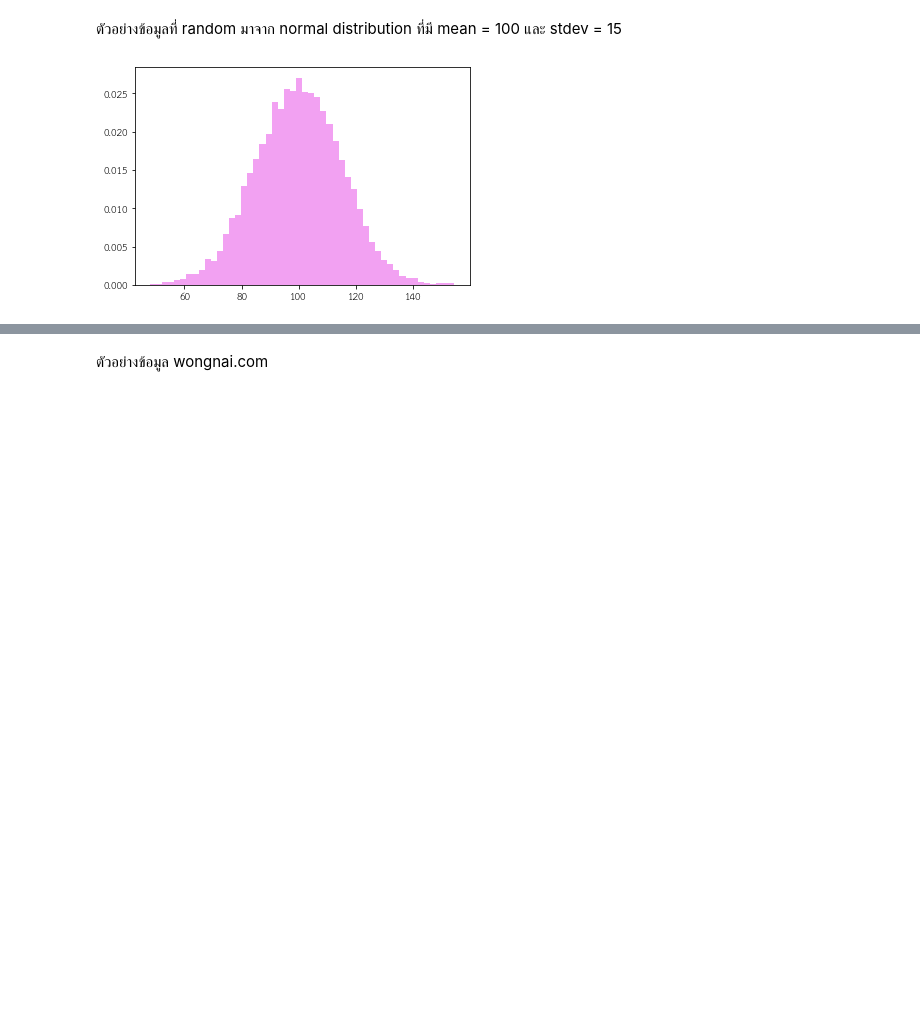
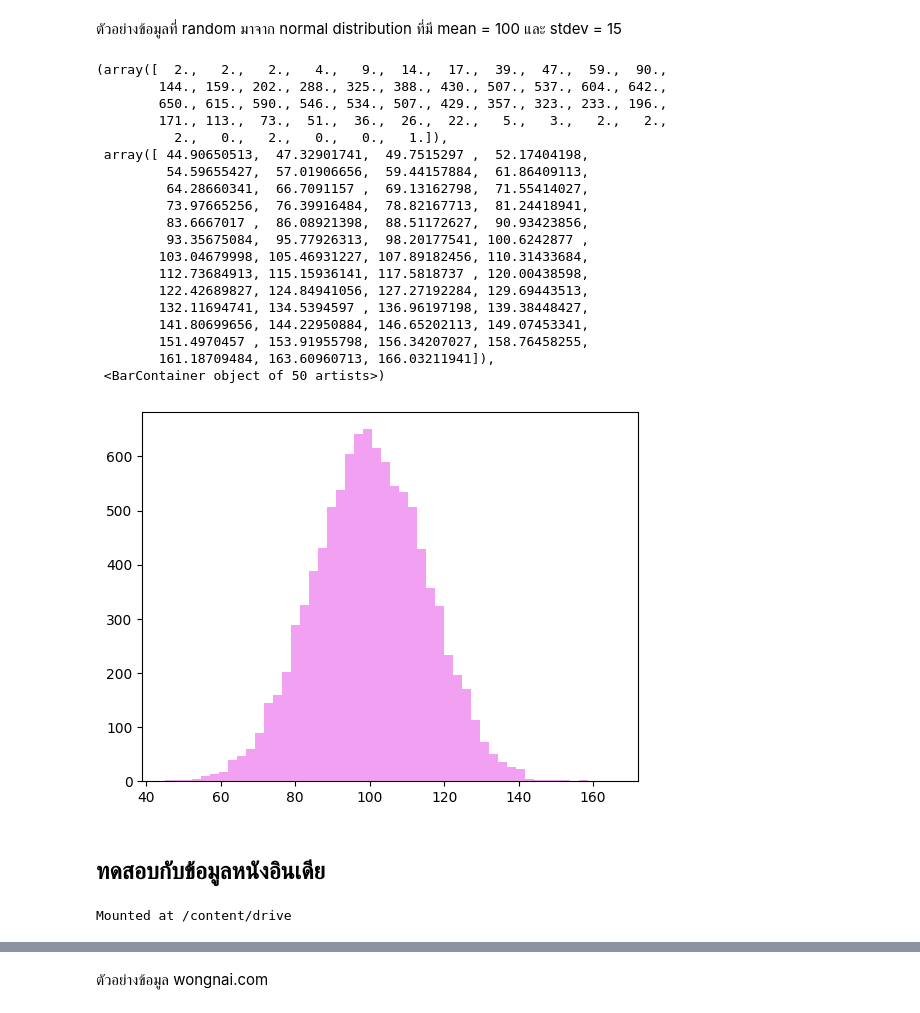
Before and after one commit to thanaprondtn/python_dataviz2024, a Jupyter notebook: Visualize_Data_Comparison_2024.ipynb, the cells around one changed output, grey strips where cells are left out. Saved outputs shown, nothing was run; the diff lists cells and outputs as text; code cells hidden in the pictures; blank space fills up the shorter version.

```diff
--- a/Visualize_Data_Comparison_2024.ipynb
+++ b/Visualize_Data_Comparison_2024.ipynb
@@ -1367,12 +1367,33 @@ plt.show()
 # %%
 import numpy as np
 from matplotlib import pyplot as plt
 
-np.random.seed(2021)
+np.random.seed(2024)
 
 mu, sigma = 100, 15
 X = mu + sigma * np.random.randn(10000)
 
-plt.hist(X, 50, density = True, facecolor = 'violet', alpha = 0.75);
+plt.hist(X, 50, facecolor = 'violet', alpha = 0.75)
 # %% [output]
+(array([  2.,   2.,   2.,   4.,   9.,  14.,  17.,  39.,  47.,  59.,  90.,
+        144., 159., 202., 288., 325., 388., 430., 507., 537., 604., 642.,
+        650., 615., 590., 546., 534., 507., 429., 357., 323., 233., 196.,
+        171., 113.,  73.,  51.,  36.,  26.,  22.,   5.,   3.,   2.,   2.,
+          2.,   0.,   2.,   0.,   0.,   1.]),
+ array([ 44.90650513,  47.32901741,  49.7515297 ,  52.17404198,
+         54.59655427,  57.01906656,  59.44157884,  61.86409113,
+         64.28660341,  66.7091157 ,  69.13162798,  71.55414027,
+         73.97665256,  76.39916484,  78.82167713,  81.24418941,
+         83.6667017 ,  86.08921398,  88.51172627,  90.93423856,
+         93.35675084,  95.77926313,  98.20177541, 100.6242877 ,
+        103.04679998, 105.46931227, 107.89182456, 110.31433684,
+        112.73684913, 115.15936141, 117.5818737 , 120.00438598,
+        122.42689827, 124.84941056, 127.27192284, 129.69443513,
+        132.11694741, 134.5394597 , 136.96197198, 139.38448427,
+        141.80699656, 144.22950884, 146.65202113, 149.07453341,
+        151.4970457 , 153.91955798, 156.34207027, 158.76458255,
+        161.18709484, 163.60960713, 166.03211941]),
+ <BarContainer object of 50 artists>)
-[figure, old version]
+[figure, new version]
+# %% [markdown]
+## ทดสอบกับข้อมูลหนังอินเดีย
@@ -1378,0 +1403,5 @@ plt.hist(X, 50, density = True, facecolor = 'violet', alpha = 0.75);
+# %%
+from google.colab import drive
+drive.mount('/content/drive', force_remount=True)
+# %% [output]
+Mounted at /content/drive
```
Also changed, not shown: parts of 20 cells of this notebook.
